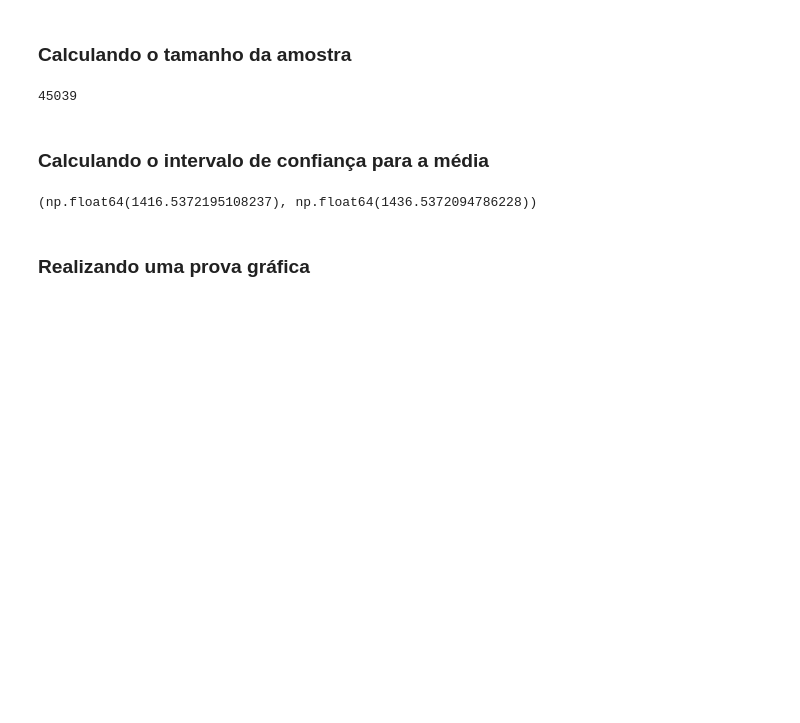
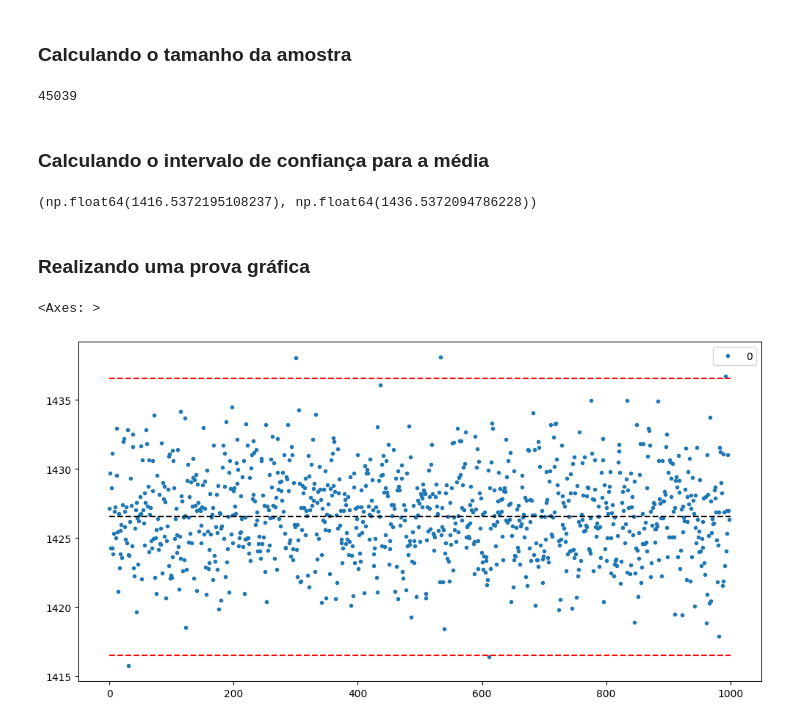
Before and after one commit to caiosm01/Alura_estatistica_python, a Jupyter notebook: Curso_de_Estatistica_Parte_2.ipynb, the cells around one changed output. Cells and saved outputs as stored; diff of their text form; code cells hidden in the pictures; blank space fills up the shorter version.

```diff
--- a/Curso_de_Estatistica_Parte_2.ipynb
+++ b/Curso_de_Estatistica_Parte_2.ipynb
@@ -1386,3 +1386,20 @@ intervalo
 (np.float64(1416.5372195108237), np.float64(1436.5372094786228))
 # %% [markdown]
 ### Realizando uma prova gráfica
+# %%
+import matplotlib.pyplot as plt
+
+tamanho_simulacao = 1000
+
+medias = [renda_5000.sample(n = n).mean() for i in range(1, tamanho_simulacao)]
+medias = pd.DataFrame(medias)
+
+ax = medias.plot(style = '.')
+ax.figure.set_size_inches(12, 6)
+ax.hlines(y = media, xmin = 0, xmax = tamanho_simulacao, colors='black', linestyles='dashed')
+ax.hlines(y = intervalo[0], xmin = 0, xmax = tamanho_simulacao, colors='red', linestyles='dashed')
+ax.hlines(y = intervalo[1], xmin = 0, xmax = tamanho_simulacao, colors='red', linestyles='dashed')
+ax
+# %% [output]
+<Axes: >
+[figure, added]
```
Also changed, not shown: 1 other file.
